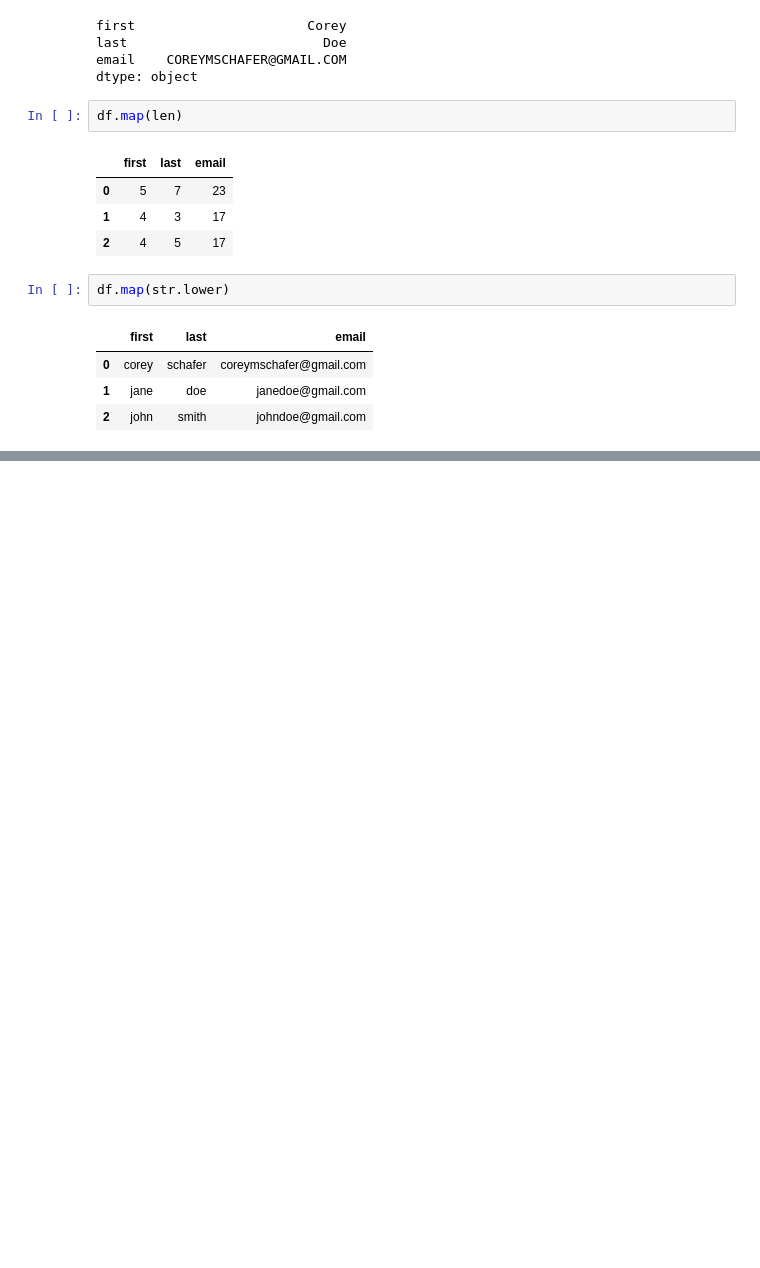
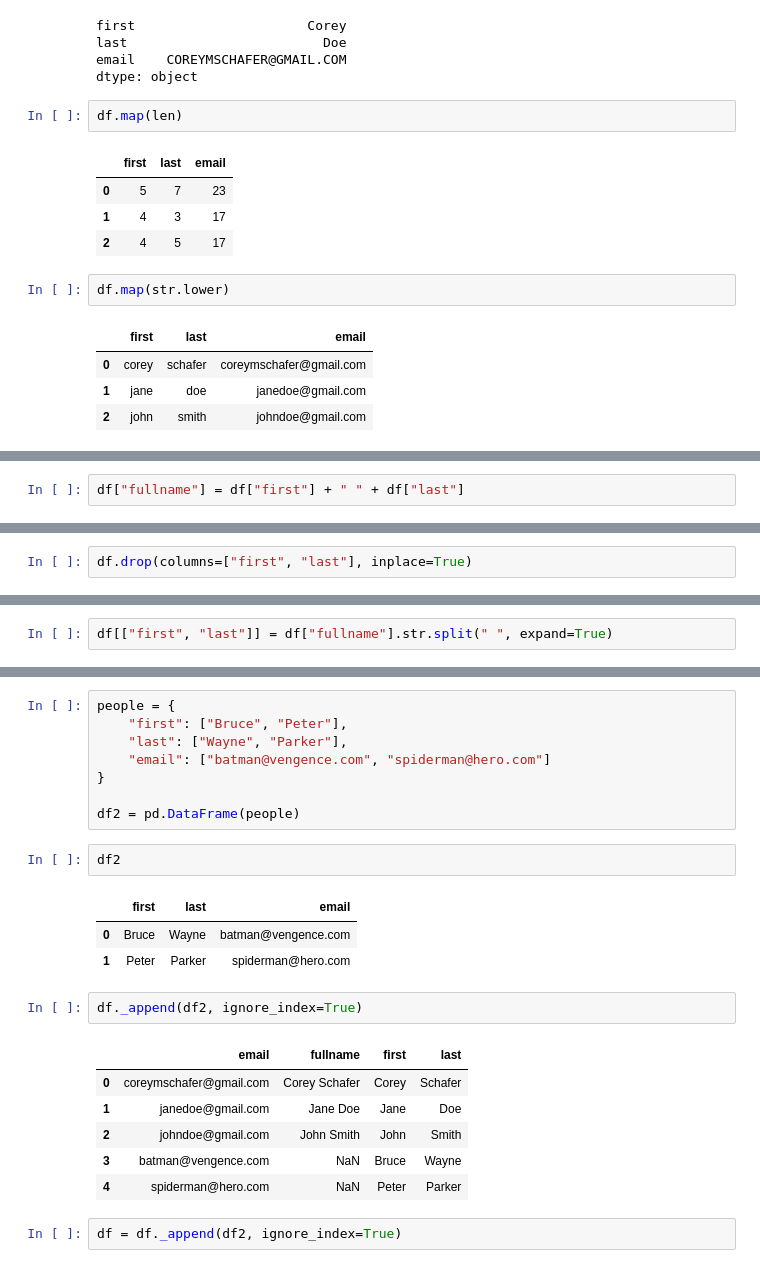
Before and after one commit to barissucuoglu/Data-Science-Playground, a Jupyter notebook: Pandas/Snippets.ipynb, the cells around one changed output, grey strips where cells are left out. Cells and saved outputs as stored; diff of their text form; blank space fills up the shorter version.

Commit message:
Add / Remove Columns and Rows Section Added

```diff
--- a/Pandas/Snippets.ipynb
+++ b/Pandas/Snippets.ipynb
@@ -157,0 +189,2 @@ df["firs"]
+# %%
+df["fullname"] = df["first"] + " " + df["last"]
@@ -157,0 +198,2 @@ df["firs"]
+# %%
+df.drop(columns=["first", "last"], inplace=True)
@@ -157,0 +214,2 @@ df["firs"]
+# %%
+df[["first", "last"]] = df["fullname"].str.split(" ", expand=True)
@@ -157,0 +233,25 @@ df["firs"]
+# %%
+people = {
+    "first": ["Bruce", "Peter"],
+    "last": ["Wayne", "Parker"],
+    "email": ["batman@vengence.com", "spiderman@hero.com"]
+}
+
+df2 = pd.DataFrame(people)
+# %%
+df2
+# %% [output]
+|  | first | last | email |
+| 0 | Bruce | Wayne | batman@vengence.com |
+| 1 | Peter | Parker | spiderman@hero.com |
+# %%
+df._append(df2, ignore_index=True)
+# %% [output]
+|  | email | fullname | first | last |
+| 0 | coreymschafer@gmail.com | Corey Schafer | Corey | Schafer |
+| 1 | janedoe@gmail.com | Jane Doe | Jane | Doe |
+| 2 | johndoe@gmail.com | John Smith | John | Smith |
+| 3 | batman@vengence.com | NaN | Bruce | Wayne |
+| 4 | spiderman@hero.com | NaN | Peter | Parker |
+# %%
+df = df._append(df2, ignore_index=True)
```
Also changed, not shown: parts of 16 cells of this notebook, 1 other file.
